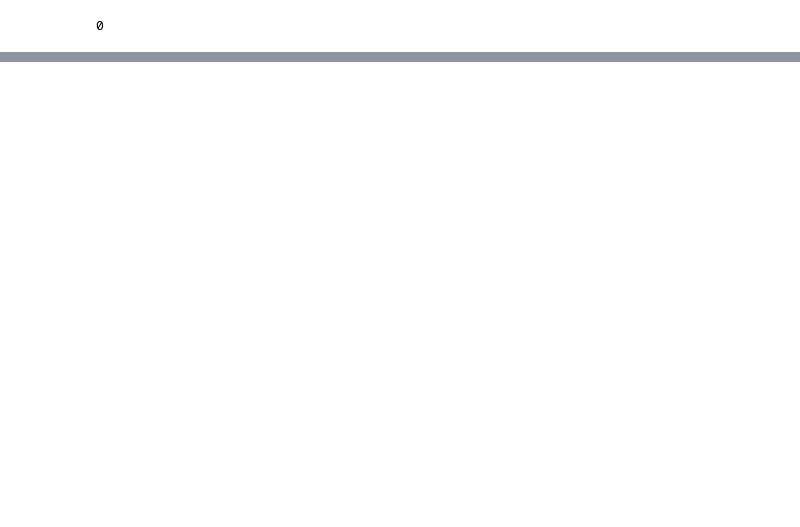
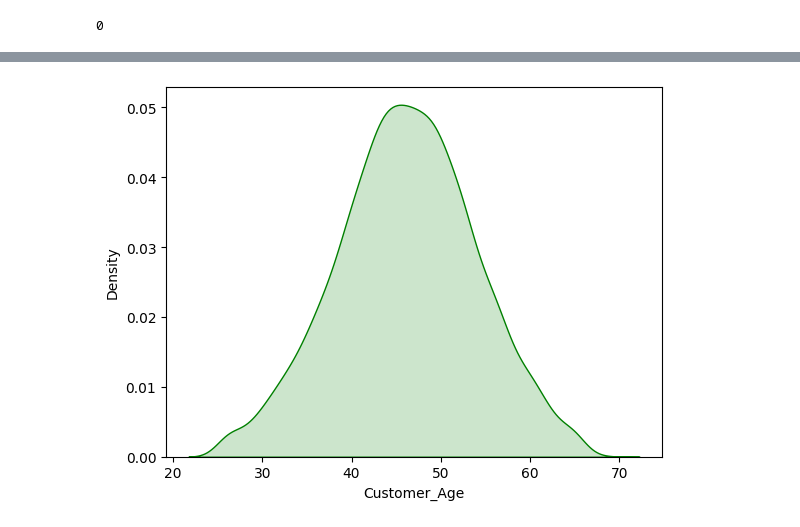
Before and after one commit to destinysam/d2k_assignment, a Jupyter notebook: credit card customer analysis/main.ipynb, the cells around one changed output, grey strips where cells are left out. Cells and saved outputs as stored; diff of their text form; code cells hidden in the pictures; blank space fills up the shorter version.

Commit message:
Add customer demographic analysis and credit card analysis
Implements #3

```diff
--- a/credit card customer analysis/main.ipynb
+++ b/credit card customer analysis/main.ipynb
@@ -25,3 +34,5 @@ data.head()
+# %%
+data.rename(columns={"Naive_Bayes_Classifier_Attrition_Flag_Card_Category_Contacts_Count_12_mon_Dependent_count_Education_Level_Months_Inactive_12_mon_1":"naive_month_1","Naive_Bayes_Classifier_Attrition_Flag_Card_Category_Contacts_Count_12_mon_Dependent_count_Education_Level_Months_Inactive_12_mon_2":"naive_month_2"},inplace=True)
 # %%
 data.info() # Get info about the data type and value count in each column
 # %% [output]
@@ -93,0 +133,24 @@ pd.reset_option('display.float_format') # Reset option back to default
+# %%
+# Modifying column Total_Amt_Chng_Q4_Q1
+
+Q3_Total_Amt_Chng_Q4_Q1 = data.Total_Amt_Chng_Q4_Q1.quantile(0.75)
+Q1_Total_Amt_Chng_Q4_Q1 = data.Total_Amt_Chng_Q4_Q1.quantile(0.25)
+
+IQR = Q3_Total_Amt_Chng_Q4_Q1 - Q3_Total_Amt_Chng_Q4_Q1
+
+upper_limit = Q3_Total_Amt_Chng_Q4_Q1 + (1.5*IQR)
+lower_limit = Q1_Total_Amt_Chng_Q4_Q1 - (1.5*IQR)
+
+data = data[(data["Total_Amt_Chng_Q4_Q1"] <= upper_limit) & (data["Total_Amt_Chng_Q4_Q1"] >= lower_limit)]
+
+# Modifying column Total_Ct_Chng_Q4_Q1
+
+Q3_Total_Ct_Chng_Q4_Q1 = data.Total_Ct_Chng_Q4_Q1.quantile(0.75)
+Q1_Total_Ct_Chng_Q4_Q1 = data.Total_Ct_Chng_Q4_Q1.quantile(0.25)
+
+IQR = Q3_Total_Ct_Chng_Q4_Q1 - Q1_Total_Ct_Chng_Q4_Q1
+
+upper_limit = Q3_Total_Ct_Chng_Q4_Q1 + (1.5*IQR)
+lower_limit = Q1_Total_Ct_Chng_Q4_Q1 - (1.5*IQR)
+
+data = data[(data["Total_Ct_Chng_Q4_Q1"] <= upper_limit) & (data["Total_Ct_Chng_Q4_Q1"] >= lower_limit)]
@@ -93,0 +173,10 @@ pd.reset_option('display.float_format') # Reset option back to default
+# %%
+def get_age_type(age):       # Labeling the age groups to make it easy to understand patterns
+
+    if age >=18 and age <= 30:
+        return "Young Adult"
+    elif age <= 55:
+        return "Middle Aged"
+    else:
+        return "Senior"
+data["age_type"] = data.Customer_Age.apply(get_age_type)
@@ -93,0 +213,5 @@ pd.reset_option('display.float_format') # Reset option back to default
+# %%
+sns.kdeplot(data=data,x=data.Customer_Age,fill=True,palette="crest",color="g",alpha=0.2)
+plt.show()
+# %% [output]
+[figure, added]
```
Also changed, not shown: parts of 46 cells of this notebook.
